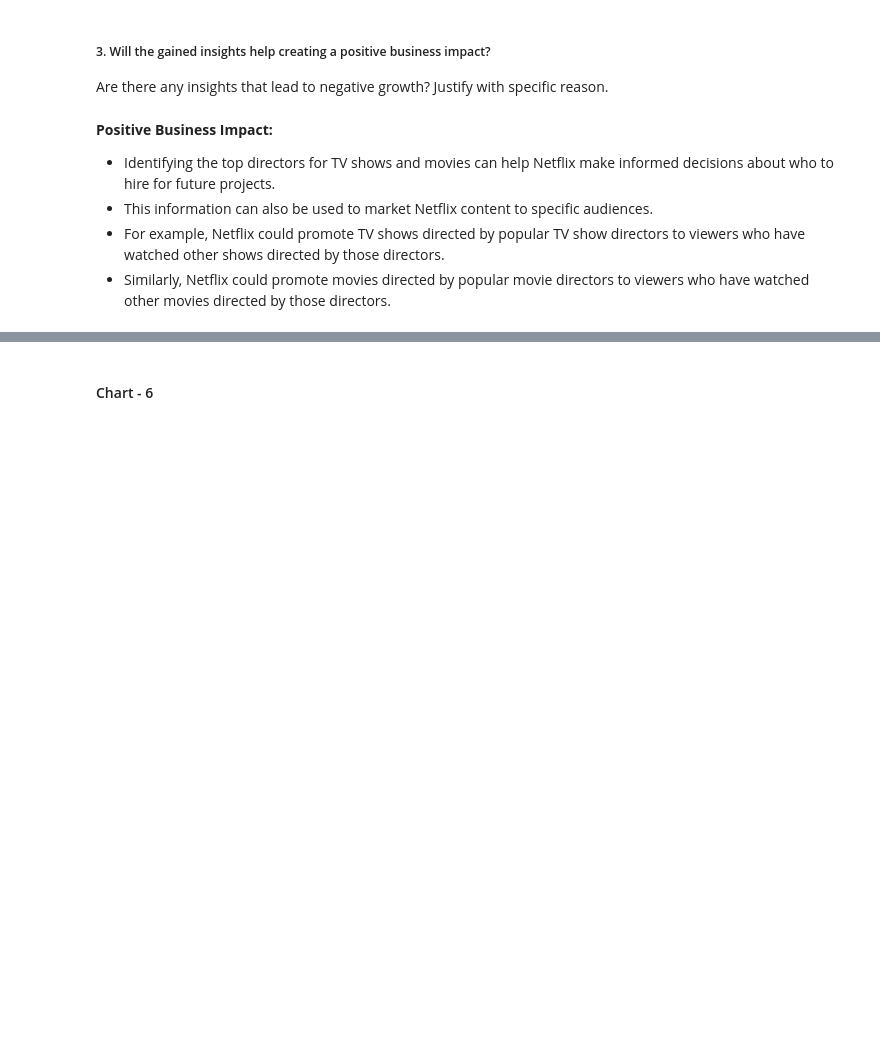
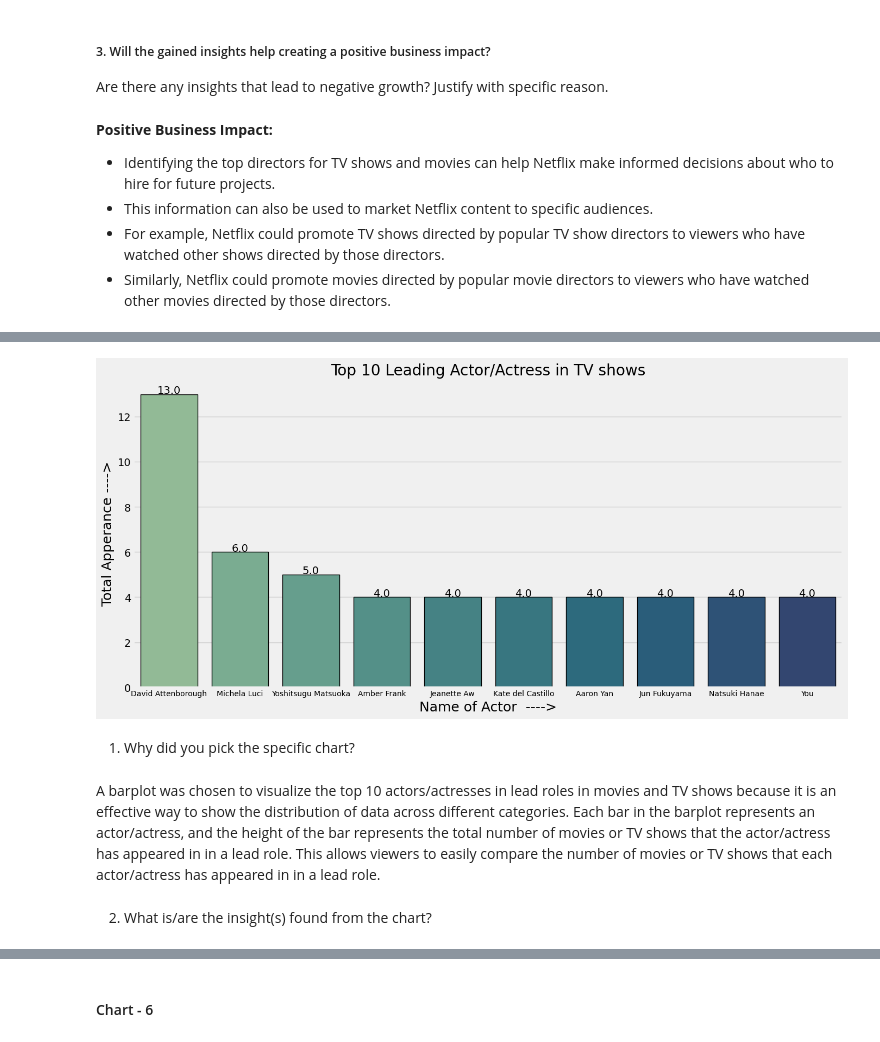
Before and after one commit to amol004/NETFLIX-MOVIES-AND-TV-SHOWS-CLUSTERING, a Jupyter notebook: NETFLIX_MOVIES_AND_TV_SHOWS_CLUSTERING.ipynb, the cells around one changed output, grey strips where cells are left out. Drawn from its saved outputs; the diff is of its cells as text; code cells hidden in the pictures; blank space fills up the shorter version.

```diff
--- a/NETFLIX_MOVIES_AND_TV_SHOWS_CLUSTERING.ipynb
+++ b/NETFLIX_MOVIES_AND_TV_SHOWS_CLUSTERING.ipynb
@@ -580,0 +605,22 @@ Are there any insights that lead to negative growth? Justify with specific reaso
+# %%
+# Top 10 Actor/Actress in Lead Role in TV shows
+plt.figure(figsize=(15,7))
+plt.style.use('fivethirtyeight')
+x = tv_shows['lead_actor'].value_counts().index[1:11]
+y = tv_shows['lead_actor'].value_counts().values[1:11]
+sns.barplot(x=x,y=y,lw=1, ec='black',palette="crest")
+plt.title('Top 10 Leading Actor/Actress in TV shows')
+plt.xticks(fontsize=10)
+plt.ylabel('Total Apperance ---->',fontsize=18) # y axis label
+plt.xlabel('Name of Actor  ---->',fontsize=18); #x axis label
+for p in plt.gca().patches:
+    plt.gca().annotate(str(p.get_height()), (p.get_x() + p.get_width() / 2., p.get_height()),
+                       ha='center', va='center', xytext=(0, 5), textcoords='offset points')
+# %% [output]
+[figure, added]
+# %% [markdown]
+1. Why did you pick the specific chart?
+# %% [markdown]
+A barplot was chosen to visualize the top 10 actors/actresses in lead roles in movies and TV shows because it is an effective way to show the distribution of data across different categories. Each bar in the barplot represents an actor/actress, and the height of the bar represents the total number of movies or TV shows that the actor/actress has appeared in in a lead role. This allows viewers to easily compare the number of movies or TV shows that each actor/actress has appeared in in a lead role.
+# %% [markdown]
+2. What is/are the insight(s) found from the chart?
```
Also changed, not shown: parts of 12 cells of this notebook.
